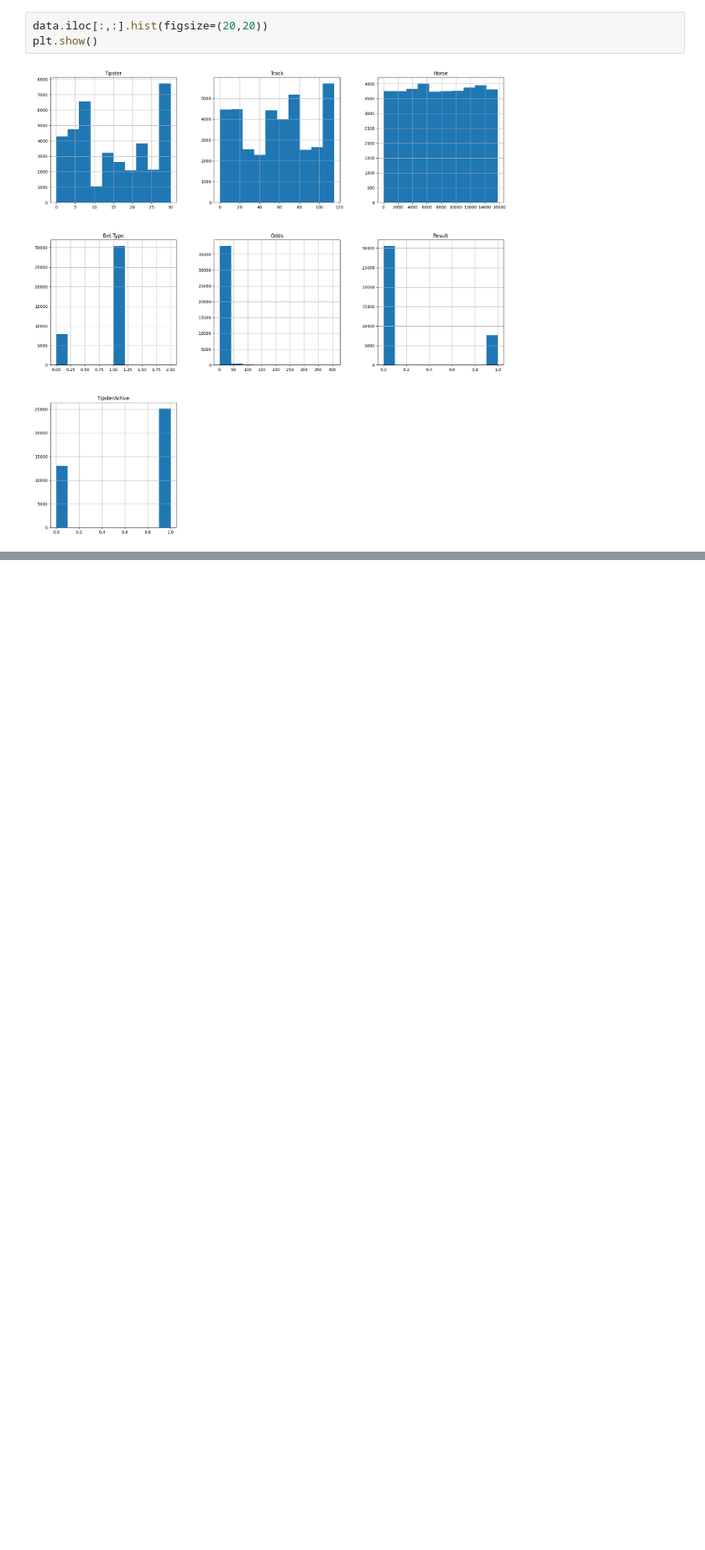
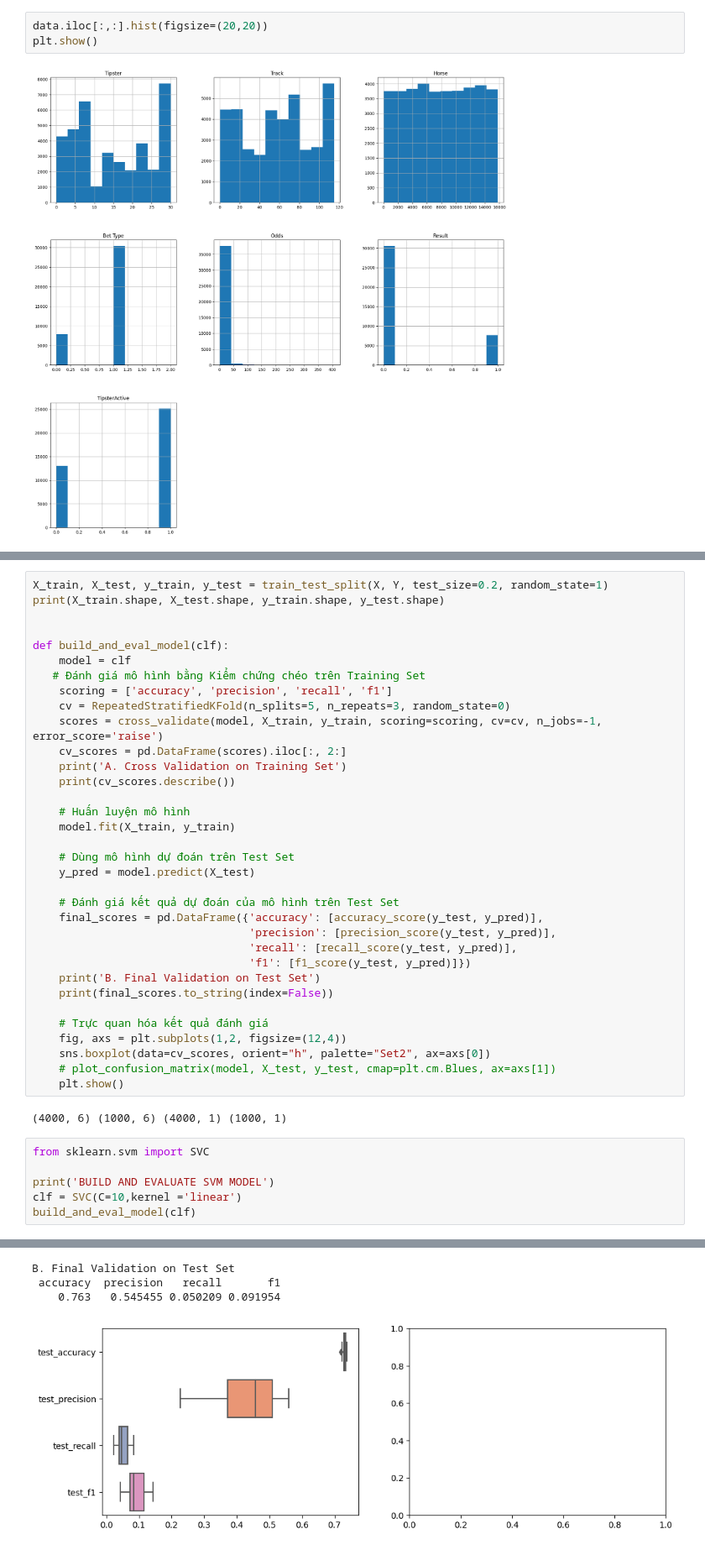
Before and after one commit to anhphuong012/ML_GiuaKi, a Jupyter notebook: Untitled0.ipynb, the cells around one changed output, grey strips where cells are left out. Shown at 84% size. Saved outputs shown, nothing was run; the diff lists cells and outputs as text; blank space fills up the shorter version.

Commit message:
Được tạo bằng Colaboratory

```diff
--- a/Untitled0.ipynb
+++ b/Untitled0.ipynb
@@ -107,0 +181,43 @@ plt.show()
+# %%
+X_train, X_test, y_train, y_test = train_test_split(X, Y, test_size=0.2, random_state=1)
+print(X_train.shape, X_test.shape, y_train.shape, y_test.shape)
+
+
+def build_and_eval_model(clf):
+    model = clf
+   # Đánh giá mô hình bằng Kiểm chứng chéo trên Training Set
+    scoring = ['accuracy', 'precision', 'recall', 'f1']
+    cv = RepeatedStratifiedKFold(n_splits=5, n_repeats=3, random_state=0)
+    scores = cross_validate(model, X_train, y_train, scoring=scoring, cv=cv, n_jobs=-1, error_score='raise')
+    cv_scores = pd.DataFrame(scores).iloc[:, 2:]
+    print('A. Cross Validation on Training Set')
+    print(cv_scores.describe())
+
+    # Huấn luyện mô hình
+    model.fit(X_train, y_train)
+
+    # Dùng mô hình dự đoán trên Test Set
+    y_pred = model.predict(X_test)
+
+    # Đánh giá kết quả dự đoán của mô hình trên Test Set
+    final_scores = pd.DataFrame({'accuracy': [accuracy_score(y_test, y_pred)],
+                                 'precision': [precision_score(y_test, y_pred)],
+                                 'recall': [recall_score(y_test, y_pred)],
+                                 'f1': [f1_score(y_test, y_pred)]})
+    print('B. Final Validation on Test Set')
+    print(final_scores.to_string(index=False))
+
+    # Trực quan hóa kết quả đánh giá
+    fig, axs = plt.subplots(1,2, figsize=(12,4))
+    sns.boxplot(data=cv_scores, orient="h", palette="Set2", ax=axs[0])
+    # plot_confusion_matrix(model, X_test, y_test, cmap=plt.cm.Blues, ax=axs[1])
+    plt.show()
+# %% [output]
+(4000, 6) (1000, 6) (4000, 1) (1000, 1)
+# %%
+from sklearn.svm import SVC
+
+print('BUILD AND EVALUATE SVM MODEL')
+clf = SVC(C=10,kernel ='linear')
+build_and_eval_model(clf)
+# %% [output]
@@ -107,0 +235,4 @@ plt.show()
+B. Final Validation on Test Set
+ accuracy  precision   recall       f1
+    0.763   0.545455 0.050209 0.091954
+[figure, added]
```
Also changed, not shown: parts of 9 cells of this notebook.
